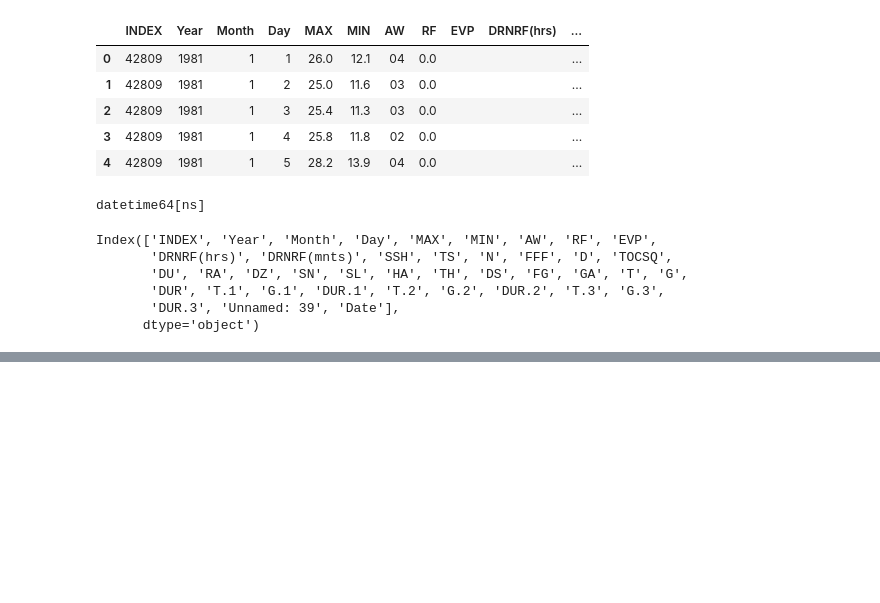
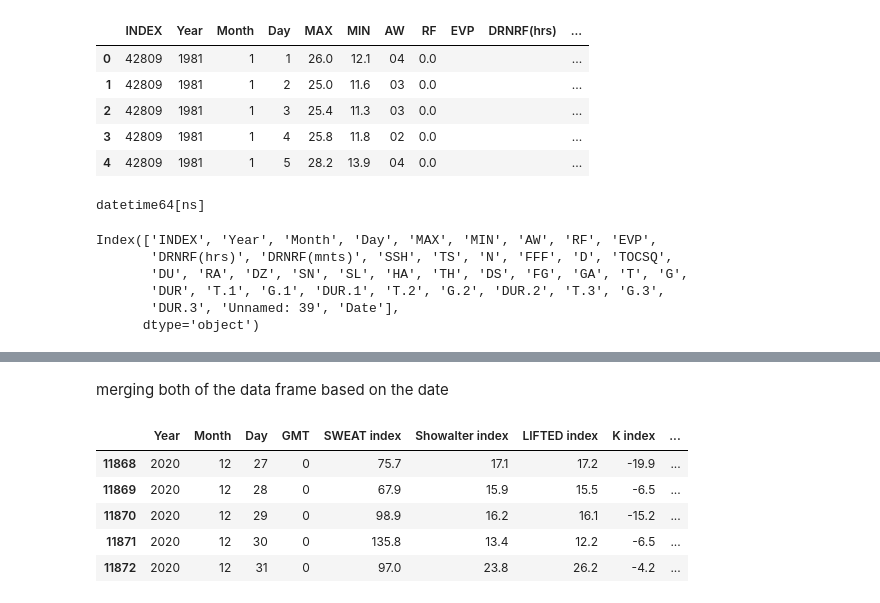
Before and after one commit to abhishek-tiwari-nitrr/Thunderstorm-Forecasting, a Jupyter notebook: notebook/data_cleaning.ipynb, the cells around one changed output, grey strips where cells are left out. Cells and saved outputs as stored; diff of their text form; code cells hidden in the pictures; blank space fills up the shorter version.

Commit message:
updating data cleaning

```diff
--- a/notebook/data_cleaning.ipynb
+++ b/notebook/data_cleaning.ipynb
@@ -309,0 +312,3 @@ surface_df_copy.head()
+# %%
+surface_df_copy["TH"] = surface_df_copy["TH"].shift(-1)
+surface_df_copy.tail()
@@ -309,0 +334,7 @@ surface_df_copy.head()
+# %%
+surface_df_copy["TH"] = pd.to_numeric(surface_df_copy["TH"], errors="coerce")
+# %%
+surface_df_copy.loc[surface_df_copy["TH"].isna(), "TH"] = 0
+surface_df_copy["TH"] = surface_df_copy["TH"].astype(int)
+print(surface_df_copy.tail())
+print(surface_df_copy["TH"].dtype)
@@ -311,3 +350,17 @@ surface_df_copy.head()
 #saving data in csv
 indices_df_copy.to_csv("../data/processed data/index.csv", index=False)
 surface_df_copy.to_csv("../data/processed data/surface.csv", index=False)
+# %% [markdown]
+merging both of the data frame based on the date
+# %%
+merged_df = pd.merge(indices_df_copy, surface_df_copy, on='Date', how='inner')
+merged_df.to_csv("../data/processed data/merged_data.csv", index=False)
+# %%
+merged_df.tail()
+# %% [output]
+|  | Year | Month | Day | GMT | SWEAT index | Showalter index | LIFTED index | K index | ... |
+| 11868 | 2020 | 12 | 27 | 0 | 75.7 | 17.1 | 17.2 | -19.9 | ... |
+| 11869 | 2020 | 12 | 28 | 0 | 67.9 | 15.9 | 15.5 | -6.5 | ... |
+| 11870 | 2020 | 12 | 29 | 0 | 98.9 | 16.2 | 16.1 | -15.2 | ... |
+| 11871 | 2020 | 12 | 30 | 0 | 135.8 | 13.4 | 12.2 | -6.5 | ... |
+| 11872 | 2020 | 12 | 31 | 0 | 97.0 | 23.8 | 26.2 | -4.2 | ... |
```
Also changed, not shown: parts of 7 cells of this notebook.
